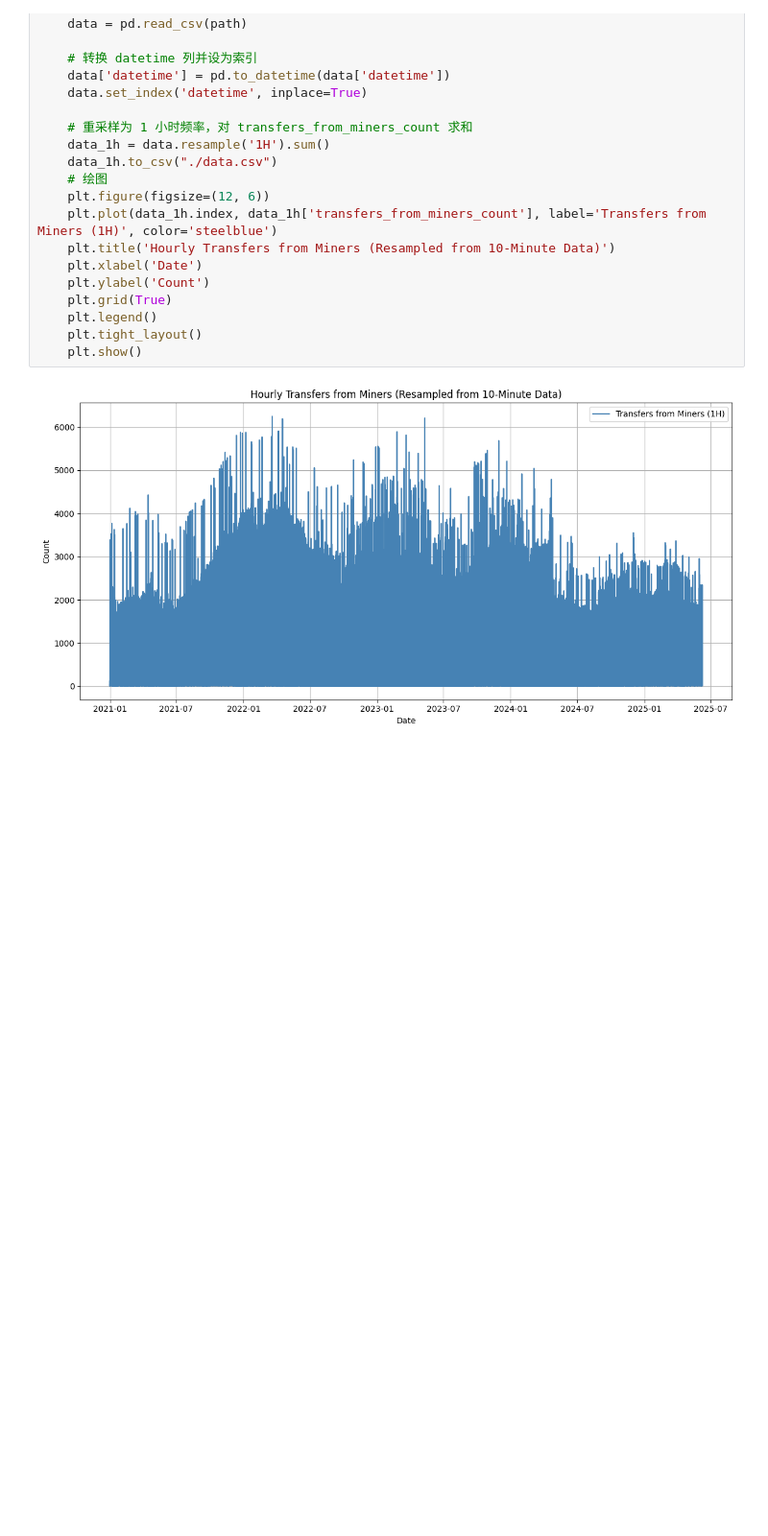
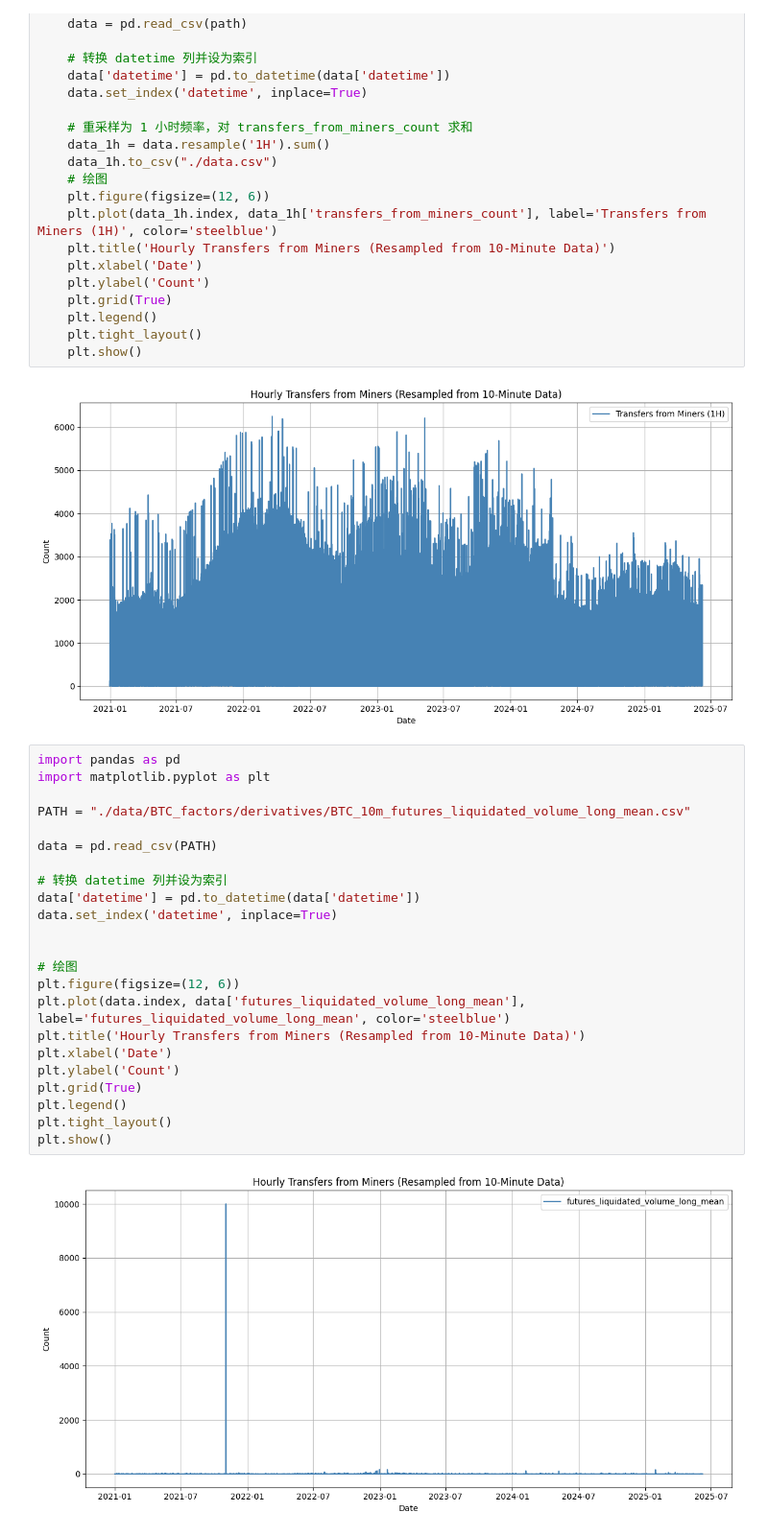
Before and after one commit to LUKE-Jau/STA4003-TimeSeries-Group8-project, a Jupyter notebook: STL Decomposition.ipynb, the cells around one changed output. Shown at 96% size. Drawn from its saved outputs; the diff is of its cells as text; blank space fills up the shorter version.

```diff
--- a/STL Decomposition.ipynb
+++ b/STL Decomposition.ipynb
@@ -235,3 +235,28 @@ else:
     plt.show()
 # %% [output]
 [figure]
+# %%
+import pandas as pd
+import matplotlib.pyplot as plt
+
+PATH = "./data/BTC_factors/derivatives/BTC_10m_futures_liquidated_volume_long_mean.csv"
+
+data = pd.read_csv(PATH)
+
+# 转换 datetime 列并设为索引
+data['datetime'] = pd.to_datetime(data['datetime'])
+data.set_index('datetime', inplace=True)
+
+
+# 绘图
+plt.figure(figsize=(12, 6))
+plt.plot(data.index, data['futures_liquidated_volume_long_mean'], label='futures_liquidated_volume_long_mean', color='steelblue')
+plt.title('Hourly Transfers from Miners (Resampled from 10-Minute Data)')
+plt.xlabel('Date')
+plt.ylabel('Count')
+plt.grid(True)
+plt.legend()
+plt.tight_layout()
+plt.show()
+# %% [output]
+[figure, added]
```
Also changed, not shown: parts of 1 cell of this notebook, 4 other files.
